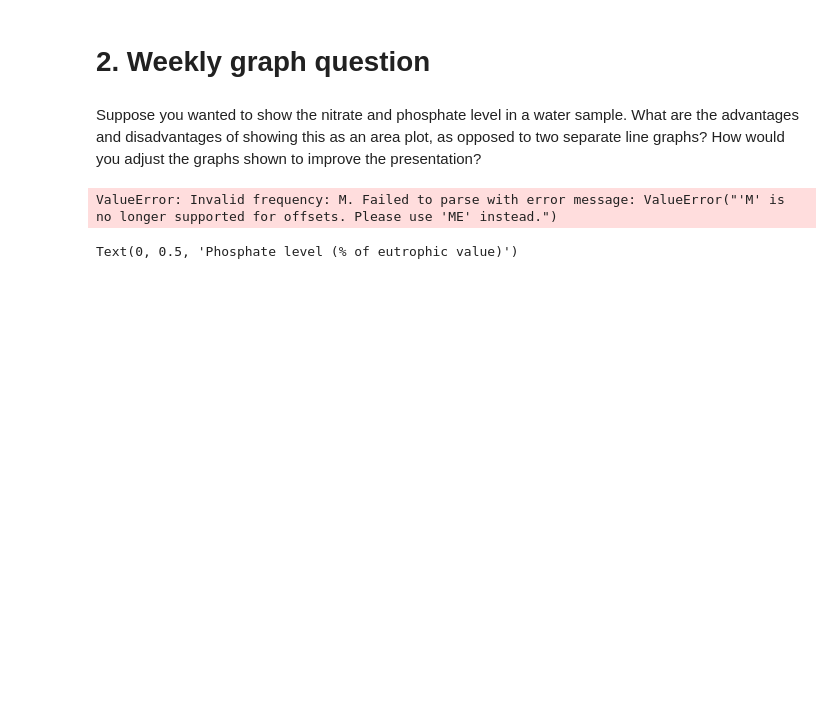
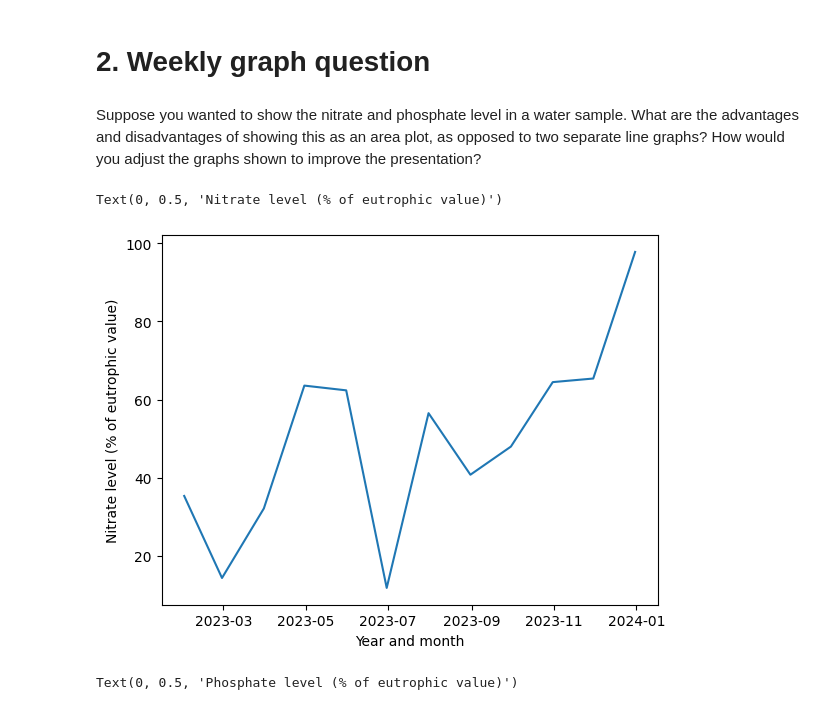
Before and after one commit to akamatt1/OMDS-ModB2-WeeklyAssignments, a Jupyter notebook: OMDS-ModB2-Week6-Affum-Matt.ipynb, the cells around one changed output. Saved outputs shown, nothing was run; the diff lists cells and outputs as text; code cells hidden in the pictures; blank space fills up the shorter version.

```diff
--- a/OMDS-ModB2-Week6-Affum-Matt.ipynb
+++ b/OMDS-ModB2-Week6-Affum-Matt.ipynb
@@ -13,13 +13,14 @@ import pandas as pd
 # %%
 numdates = 12
 np.random.seed(0)
 time_series = 100 * (np.random.normal(size = numdates) / 5 + np.arange(numdates) / 16)
-datearray = pd.date_range(start='2023/01/01', end='2024/01/01', freq='M')
+datearray = pd.date_range(start='2023/01/01', end='2024/01/01', freq='ME')
 ax = sns.lineplot(x = datearray, y = time_series)
 ax.set_xlabel("Year and month")
 ax.set_ylabel("Nitrate level (% of eutrophic value)")
 # %% [output]
-ValueError: Invalid frequency: M. Failed to parse with error message: ValueError("'M' is no longer supported for offsets. Please use 'ME' instead.")
+Text(0, 0.5, 'Nitrate level (% of eutrophic value)')
+[figure, added]
 # %%
 np.random.seed(1)
 time_series_2 =  100 * (1 - (np.random.normal(size = numdates) / 8 + np.arange(numdates) / 16))
```
